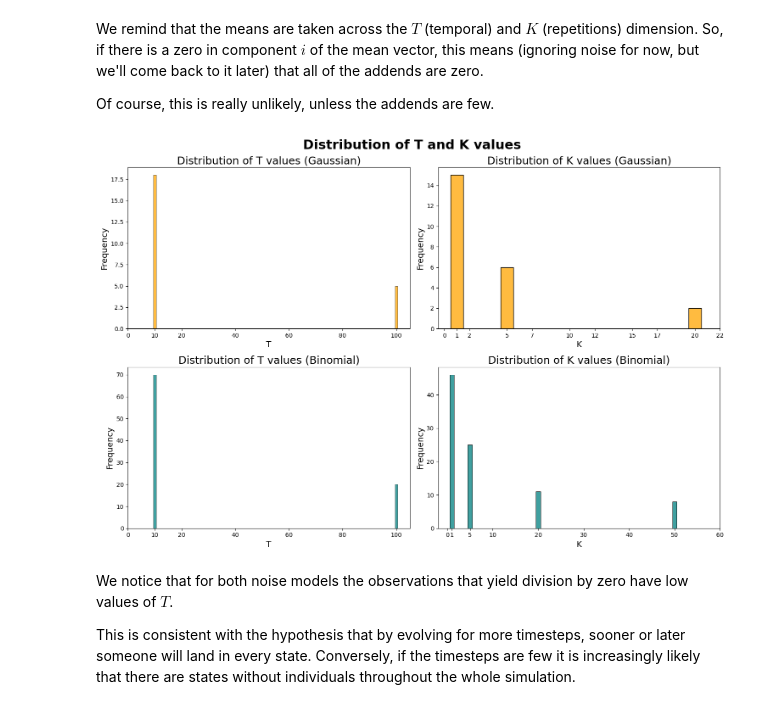
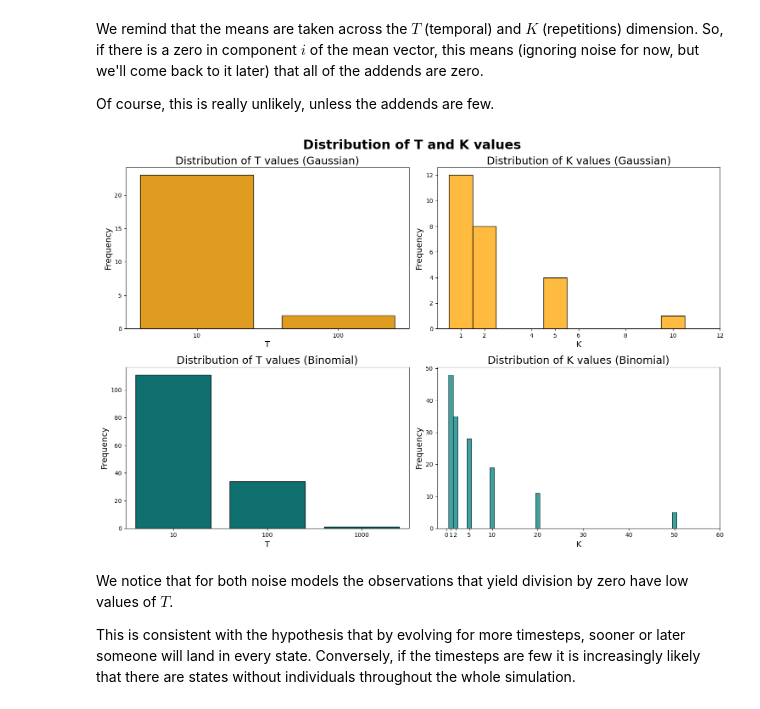
Before and after one commit to M4rinz/MNCM-project, a Jupyter notebook: Codice/MNCM_notebook_stationary.ipynb, the cells around one changed output. Saved outputs shown, nothing was run; the diff lists cells and outputs as text; code cells hidden in the pictures.

```diff
--- a/Codice/MNCM_notebook_stationary.ipynb
+++ b/Codice/MNCM_notebook_stationary.ipynb
@@ -140,8 +140,8 @@ alpha = [1, 0.5, 0.25]
 variance = [0, 1, 5]
 
 # ranges
-T_range = [10**k for k in range(1,3)]	#range(1,5)
-K_range = [1, 5, 20, 50]				#[1, 2, 5, 10, 20, 50]
+T_range = [10**k for k in range(1,5)]	#range(1,3)
+K_range = [1, 2, 5, 10, 20, 50]			#[1, 5, 20, 50]
 
 # other parameters
 n_reps = 10
@@ -286,8 +286,13 @@ for T, K, i, noise_type in tqdm(prod):
 			dict_entry[f'error_MoM_{rep}'] = err_mom
 			dict_entry[f'error_CLS_{rep}'] = err_cls
 
+			# Store the error, with its parameters, into the list
+			if noise_type=='gaussian':
+				gauss_errors.append(dict_entry)
+			else:
+				binomial_errors.append(dict_entry)
+
 			if w:
-				# The plan is to store data somewhere, somehow.
 				bad_config = {
 					'T':T,
 					'K':K,
@@ -374,45 +379,48 @@ fig, ax = plt.subplots(2, 2, figsize=(15, 10))
 fig.suptitle("Distribution of T and K values", fontweight='bold', fontsize=22)
 
 # Plot for bad_gaussian_df T values
-#sns.barplot(x=bad_gaussian_df['T'].value_counts().index,
-#			y=bad_gaussian_df['T'].value_counts().values,
-#			ax=ax[0, 0],
-#			color='orange', edgecolor='black')
-sns.histplot(bad_gaussian_df['T'], ax=ax[0,0], color='orange', discrete=True)
+sns.barplot(x=bad_gaussian_df['T'].value_counts().index,
+			y=bad_gaussian_df['T'].value_counts().values,
+			ax=ax[0, 0],
+			color='orange', edgecolor='black')
+#sns.histplot(bad_gaussian_df['T'], ax=ax[0,0], color='orange', discrete=True)
 ax[0, 0].set_title('Distribution of T values (Gaussian)', fontsize=18)
 ax[0, 0].set_xlabel('T', fontsize=14)
 ax[0, 0].set_ylabel('Frequency', fontsize=14)
-xticks = sorted(set(ax[0, 0].get_xticks()[:-1]).union(set(bad_gaussian_df['T'].unique())))
-ax[0, 0].set_xticks(xticks)
+#xticks = sorted(set(ax[0, 0].get_xticks()[:-1]).union(set(bad_gaussian_df['T'].unique())))
+#ax[0, 0].set_xticks(xticks)
 
 # Plot for bad_gaussian_df K values
 sns.histplot(bad_gaussian_df['K'], ax=ax[0, 1], color='orange', discrete=True)
 ax[0, 1].set_title('Distribution of K values (Gaussian)', fontsize=18)
 ax[0, 1].set_xlabel('K', fontsize=14)
 ax[0, 1].set_ylabel('Frequency', fontsize=14)
 xticks = sorted(set(ax[0, 1].get_xticks()[1:]).union(set(bad_gaussian_df['K'].unique())))
 ax[0, 1].set_xticks([int(x) for x in xticks])
 
 # Plot for bad_binomial_df T values
-sns.histplot(bad_binomial_df['T'], ax=ax[1, 0], color='teal', discrete=True)
+sns.barplot(x=bad_binomial_df['T'].value_counts().index,
+			y=bad_binomial_df['T'].value_counts().values,
+			ax=ax[1, 0],
+			color='teal', edgecolor='black')
 ax[1, 0].set_title('Distribution of T values (Binomial)', fontsize=18)
 ax[1, 0].set_xlabel('T', fontsize=14)
 ax[1, 0].set_ylabel('Frequency', fontsize=14)
-xticks = sorted(set(ax[1, 0].get_xticks()[:-1]).union(set(bad_binomial_df['T'].unique())))
-ax[1, 0].set_xticks(xticks)
+#xticks = sorted(set(ax[1, 0].get_xticks()[:-1]).union(set(bad_binomial_df['T'].unique())))
+#ax[1, 0].set_xticks(xticks)
 
 # Plot for bad_binomial_df K values
 sns.histplot(bad_binomial_df['K'], ax=ax[1, 1], color='teal', discrete=True)
 ax[1, 1].set_title('Distribution of K values (Binomial)', fontsize=18)
 ax[1, 1].set_xlabel('K', fontsize=14)
 ax[1, 1].set_ylabel('Frequency', fontsize=14)
 xticks = sorted(set(ax[1, 1].get_xticks()[1:]).union(set(bad_binomial_df['K'].unique())))
 ax[1, 1].set_xticks(xticks)
 
 plt.tight_layout()
 plt.show()
 # %% [output]
-[figure, old version]
+[figure, new version]
 # %% [markdown]
 We notice that for both noise models the observations that yield division by zero have low values of $T$.
 
```
Also changed, not shown: parts of 16 cells of this notebook, 1 other file.
